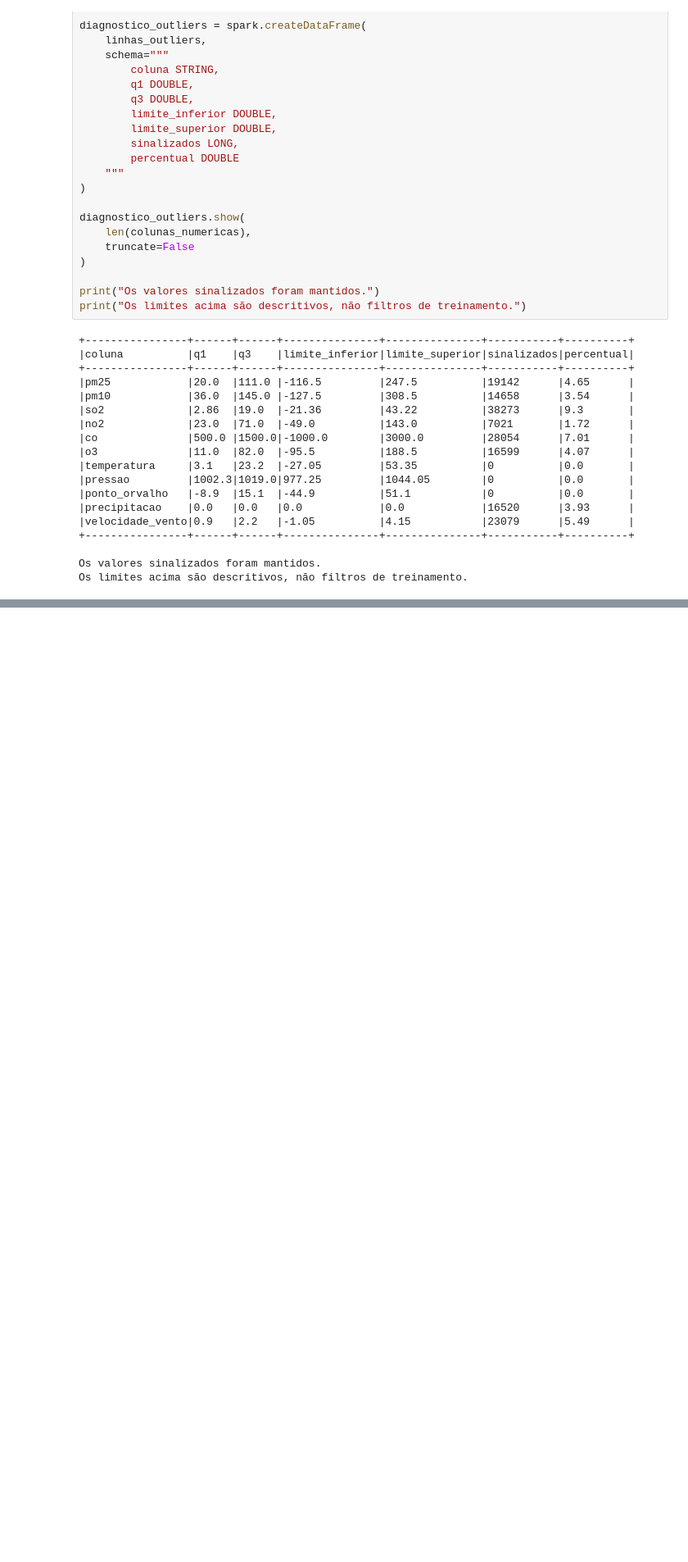
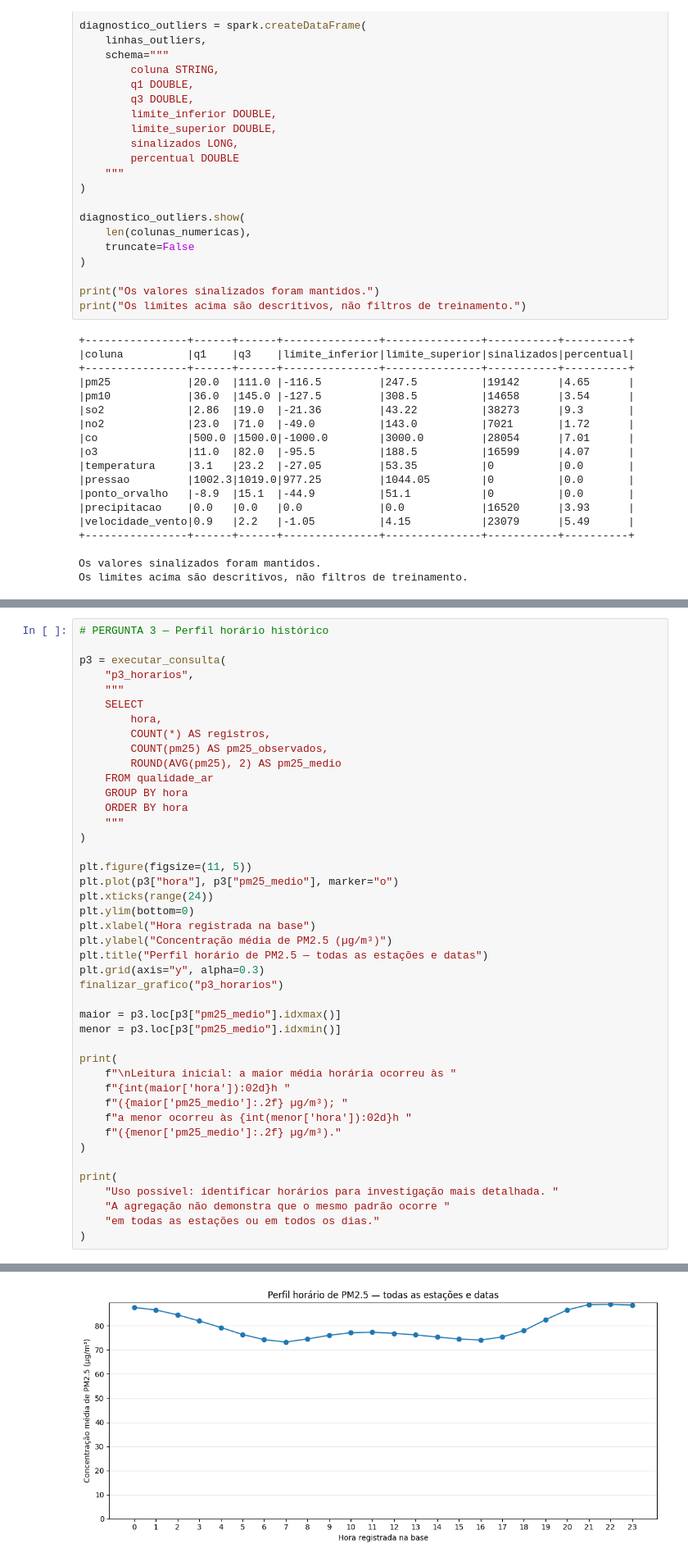
Before and after one commit to douglasarend/sistematizacao-ciencia-dados-ii, a Jupyter notebook: Sistematizacao_CD2.ipynb, the cells around one changed output, grey strips where cells are left out. Shown at 82% size. Drawn from its saved outputs; the diff is of its cells as text; blank space fills up the shorter version.

```diff
--- a/Sistematizacao_CD2.ipynb
+++ b/Sistematizacao_CD2.ipynb
@@ -783,0 +1084,44 @@ Os limites acima são descritivos, não filtros de treinamento.
+# %%
+# PERGUNTA 3 — Perfil horário histórico
+
+p3 = executar_consulta(
+    "p3_horarios",
+    """
+    SELECT
+        hora,
+        COUNT(*) AS registros,
+        COUNT(pm25) AS pm25_observados,
+        ROUND(AVG(pm25), 2) AS pm25_medio
+    FROM qualidade_ar
+    GROUP BY hora
+    ORDER BY hora
+    """
+)
+
+plt.figure(figsize=(11, 5))
+plt.plot(p3["hora"], p3["pm25_medio"], marker="o")
+plt.xticks(range(24))
+plt.ylim(bottom=0)
+plt.xlabel("Hora registrada na base")
+plt.ylabel("Concentração média de PM2.5 (µg/m³)")
+plt.title("Perfil horário de PM2.5 — todas as estações e datas")
+plt.grid(axis="y", alpha=0.3)
+finalizar_grafico("p3_horarios")
+
+maior = p3.loc[p3["pm25_medio"].idxmax()]
+menor = p3.loc[p3["pm25_medio"].idxmin()]
+
+print(
+    f"\nLeitura inicial: a maior média horária ocorreu às "
+    f"{int(maior['hora']):02d}h "
+    f"({maior['pm25_medio']:.2f} µg/m³); "
+    f"a menor ocorreu às {int(menor['hora']):02d}h "
+    f"({menor['pm25_medio']:.2f} µg/m³)."
+)
+
+print(
+    "Uso possível: identificar horários para investigação mais detalhada. "
+    "A agregação não demonstra que o mesmo padrão ocorre "
+    "em todas as estações ou em todos os dias."
+)
+# %% [output]
@@ -783,0 +1145 @@ Os limites acima são descritivos, não filtros de treinamento.
+[figure, added]
```
Also changed, not shown: parts of 9 cells of this notebook.
